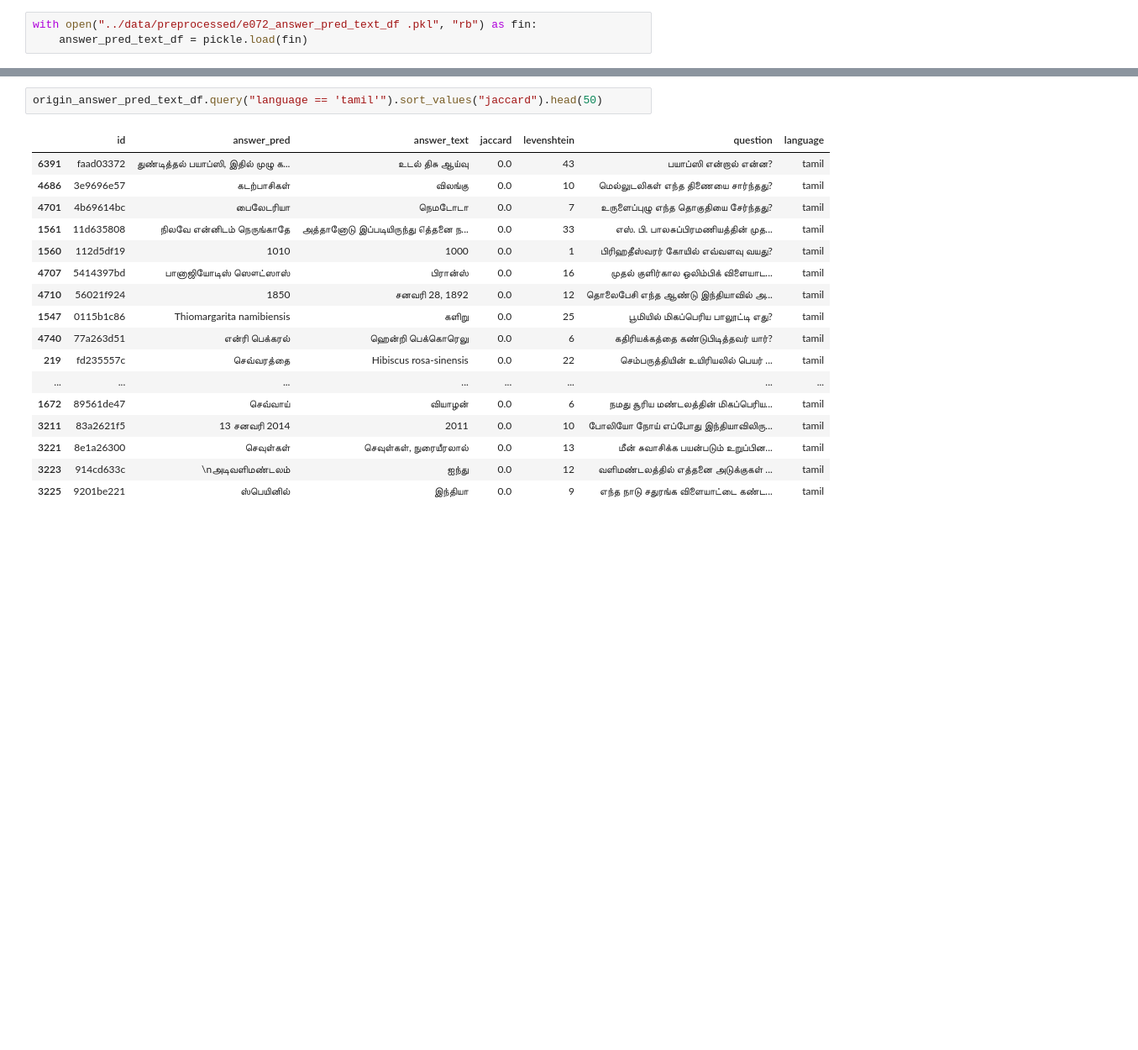
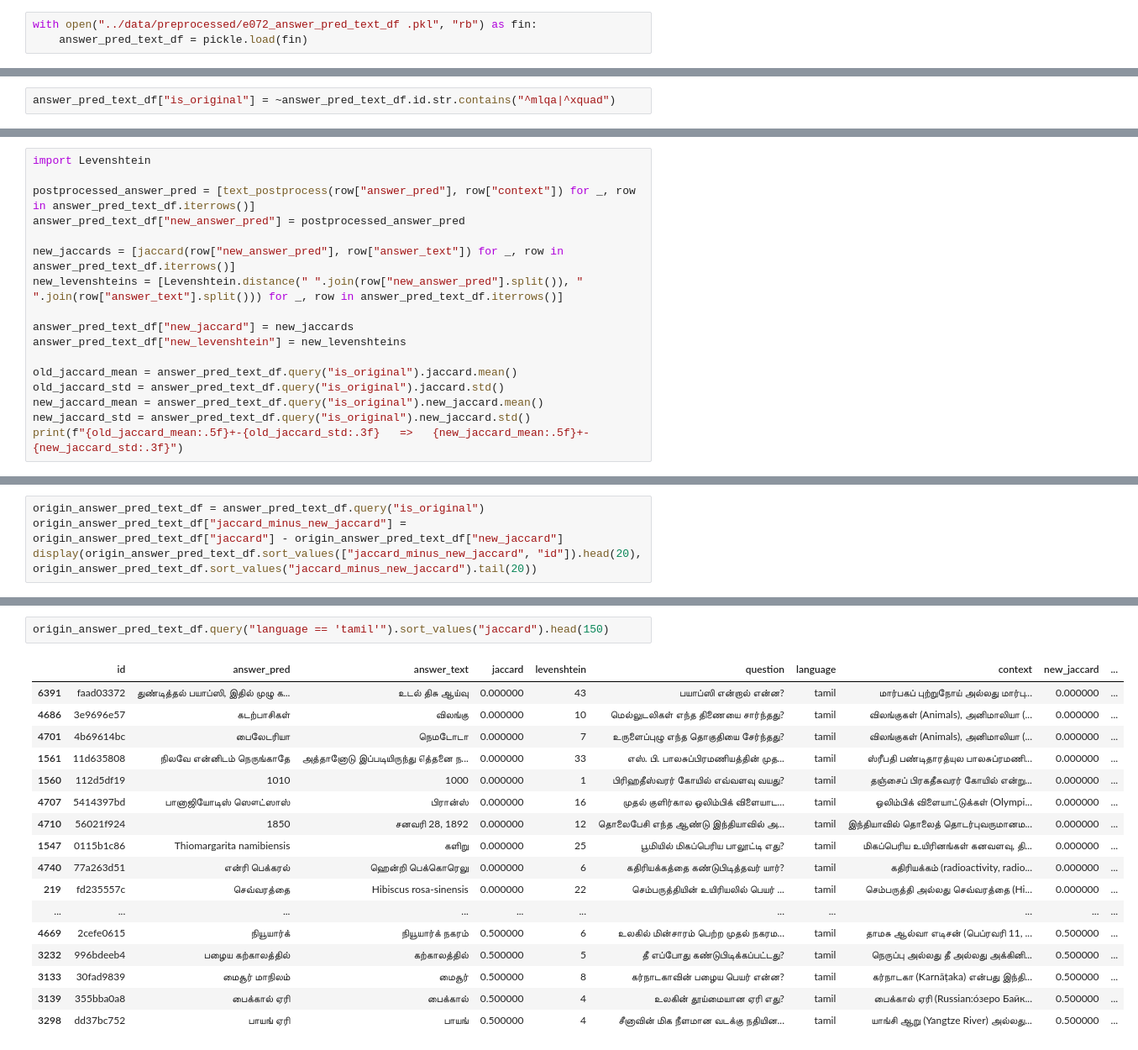
Before and after one commit to guchio3/kaggle-chaii-2021, a Jupyter notebook: notebooks/error analysis e072.ipynb, the cells around one changed output, grey strips where cells are left out. Shown at 84% size. Cells and saved outputs as stored; diff of their text form; blank space fills up the shorter version.

```diff
--- a/notebooks/error analysis e072.ipynb
+++ b/notebooks/error analysis e072.ipynb
@@ -414,0 +401,2 @@ origin_answer_pred_text_df
+# %%
+answer_pred_text_df["is_original"] = ~answer_pred_text_df.id.str.contains("^mlqa|^xquad")
@@ -414,0 +494,17 @@ origin_answer_pred_text_df
+# %%
+import Levenshtein
+
+postprocessed_answer_pred = [text_postprocess(row["answer_pred"], row["context"]) for _, row in answer_pred_text_df.iterrows()]
+answer_pred_text_df["new_answer_pred"] = postprocessed_answer_pred
+
+new_jaccards = [jaccard(row["new_answer_pred"], row["answer_text"]) for _, row in answer_pred_text_df.iterrows()]
+new_levenshteins = [Levenshtein.distance(" ".join(row["new_answer_pred"].split()), " ".join(row["answer_text"].split())) for _, row in answer_pred_text_df.iterrows()]
+
+answer_pred_text_df["new_jaccard"] = new_jaccards
+answer_pred_text_df["new_levenshtein"] = new_levenshteins
+
+old_jaccard_mean = answer_pred_text_df.query("is_original").jaccard.mean()
+old_jaccard_std = answer_pred_text_df.query("is_original").jaccard.std()
+new_jaccard_mean = answer_pred_text_df.query("is_original").new_jaccard.mean()
+new_jaccard_std = answer_pred_text_df.query("is_original").new_jaccard.std()
+print(f"{old_jaccard_mean:.5f}+-{old_jaccard_std:.3f}   =>   {new_jaccard_mean:.5f}+-{new_jaccard_std:.3f}")
@@ -414,0 +513,4 @@ origin_answer_pred_text_df
+# %%
+origin_answer_pred_text_df = answer_pred_text_df.query("is_original")
+origin_answer_pred_text_df["jaccard_minus_new_jaccard"] = origin_answer_pred_text_df["jaccard"] - origin_answer_pred_text_df["new_jaccard"]
+display(origin_answer_pred_text_df.sort_values(["jaccard_minus_new_jaccard", "id"]).head(20), origin_answer_pred_text_df.sort_values("jaccard_minus_new_jaccard").tail(20))
@@ -435,20 +576,20 @@ origin_answer_pred_text_df.query("language == 'hindi'").sort_values("jaccard").h
 # %%
-origin_answer_pred_text_df.query("language == 'tamil'").sort_values("jaccard").head(50)
+origin_answer_pred_text_df.query("language == 'tamil'").sort_values("jaccard").head(150)
 # %% [output]
-|  | id | answer_pred | answer_text | jaccard | levenshtein | question | language |
-| 6391 | faad03372 | துண்டித்தல் பயாப்ஸி, இதில் முழு க... | உடல் திசு ஆய்வு | 0.0 | 43 | பயாப்ஸி என்றால் என்ன? | tamil |
-| 4686 | 3e9696e57 | கடற்பாசிகள் | விலங்கு | 0.0 | 10 | மெல்லுடலிகள் எந்த திணையை சார்ந்தது? | tamil |
-| 4701 | 4b69614bc | பைலேடரியா | நெமடோடா | 0.0 | 7 | உருளைப்புழு எந்த தொகுதியை சேர்ந்தது? | tamil |
-| 1561 | 11d635808 | நிலவே என்னிடம் நெருங்காதே | அத்தானோடு இப்படியிருந்து ௭த்தனை ந... | 0.0 | 33 | எஸ். பி. பாலசுப்பிரமணியத்தின் முத... | tamil |
-| 1560 | 112d5df19 | 1010 | 1000 | 0.0 | 1 | பிரிஹதீஸ்வரர் கோயில் எவ்வளவு வயது? | tamil |
-| 4707 | 5414397bd | பானாஜியோடிஸ் ஸௌட்ஸாஸ் | பிரான்ஸ் | 0.0 | 16 | முதல் குளிர்கால ஒலிம்பிக் விளையாட... | tamil |
-| 4710 | 56021f924 | 1850 | சனவரி 28, 1892 | 0.0 | 12 | தொலைபேசி எந்த ஆண்டு இந்தியாவில் அ... | tamil |
-| 1547 | 0115b1c86 | Thiomargarita namibiensis | களிறு | 0.0 | 25 | பூமியில் மிகப்பெரிய பாலூட்டி எது? | tamil |
-| 4740 | 77a263d51 | என்ரி பெக்கரல் | ஹென்றி பெக்கொரெலு | 0.0 | 6 | கதிரியக்கத்தை கண்டுபிடித்தவர் யார்? | tamil |
-| 219 | fd235557c | செவ்வரத்தை | Hibiscus rosa-sinensis | 0.0 | 22 | செம்பருத்தியின் உயிரியலில் பெயர் ... | tamil |
-| ... | ... | ... | ... | ... | ... | ... | ... |
-| 1672 | 89561de47 | செவ்வாய் | வியாழன் | 0.0 | 6 | நமது சூரிய மண்டலத்தின் மிகப்பெரிய... | tamil |
-| 3211 | 83a2621f5 | 13 சனவரி 2014 | 2011 | 0.0 | 10 | போலியோ நோய் எப்போது இந்தியாவிலிரு... | tamil |
-| 3221 | 8e1a26300 | செவுள்கள் | செவுள்கள், நுரையீரலால் | 0.0 | 13 | மீன் சுவாசிக்க பயன்படும் உறுப்பின... | tamil |
-| 3223 | 914cd633c | \nஅடிவளிமண்டலம் | ஐந்து | 0.0 | 12 | வளிமண்டலத்தில் எத்தனை அடுக்குகள் ... | tamil |
-| 3225 | 9201be221 | ஸ்பெயினில் | இந்தியா | 0.0 | 9 | எந்த நாடு சதுரங்க விளையாட்டை கண்ட... | tamil |
+|  | id | answer_pred | answer_text | jaccard | levenshtein | question | language | context | new_jaccard | ... |
+| 6391 | faad03372 | துண்டித்தல் பயாப்ஸி, இதில் முழு க... | உடல் திசு ஆய்வு | 0.000000 | 43 | பயாப்ஸி என்றால் என்ன? | tamil | மார்பகப் புற்றுநோய் அல்லது மார்பு... | 0.000000 | ... |
+| 4686 | 3e9696e57 | கடற்பாசிகள் | விலங்கு | 0.000000 | 10 | மெல்லுடலிகள் எந்த திணையை சார்ந்தது? | tamil | விலங்குகள் (Animals), அனிமாலியா (... | 0.000000 | ... |
+| 4701 | 4b69614bc | பைலேடரியா | நெமடோடா | 0.000000 | 7 | உருளைப்புழு எந்த தொகுதியை சேர்ந்தது? | tamil | விலங்குகள் (Animals), அனிமாலியா (... | 0.000000 | ... |
+| 1561 | 11d635808 | நிலவே என்னிடம் நெருங்காதே | அத்தானோடு இப்படியிருந்து ௭த்தனை ந... | 0.000000 | 33 | எஸ். பி. பாலசுப்பிரமணியத்தின் முத... | tamil | ஸ்ரீபதி பண்டிதாரத்யுல பாலசுப்ரமணி... | 0.000000 | ... |
+| 1560 | 112d5df19 | 1010 | 1000 | 0.000000 | 1 | பிரிஹதீஸ்வரர் கோயில் எவ்வளவு வயது? | tamil | தஞ்சைப் பிரகதீசுவரர் கோயில் என்று... | 0.000000 | ... |
+| 4707 | 5414397bd | பானாஜியோடிஸ் ஸௌட்ஸாஸ் | பிரான்ஸ் | 0.000000 | 16 | முதல் குளிர்கால ஒலிம்பிக் விளையாட... | tamil | ஒலிம்பிக் விளையாட்டுக்கள் (Olympi... | 0.000000 | ... |
+| 4710 | 56021f924 | 1850 | சனவரி 28, 1892 | 0.000000 | 12 | தொலைபேசி எந்த ஆண்டு இந்தியாவில் அ... | tamil | இந்தியாவில் தொலைத் தொடர்புவருமானம... | 0.000000 | ... |
+| 1547 | 0115b1c86 | Thiomargarita namibiensis | களிறு | 0.000000 | 25 | பூமியில் மிகப்பெரிய பாலூட்டி எது? | tamil | மிகப்பெரிய உயிரினங்கள் கனவளவு, தி... | 0.000000 | ... |
+| 4740 | 77a263d51 | என்ரி பெக்கரல் | ஹென்றி பெக்கொரெலு | 0.000000 | 6 | கதிரியக்கத்தை கண்டுபிடித்தவர் யார்? | tamil | கதிரியக்கம் (radioactivity, radio... | 0.000000 | ... |
+| 219 | fd235557c | செவ்வரத்தை | Hibiscus rosa-sinensis | 0.000000 | 22 | செம்பருத்தியின் உயிரியலில் பெயர் ... | tamil | செம்பருத்தி அல்லது செவ்வரத்தை (Hi... | 0.000000 | ... |
+| ... | ... | ... | ... | ... | ... | ... | ... | ... | ... | ... |
+| 4669 | 2cefe0615 | நியூயார்க் | நியூயார்க் நகரம் | 0.500000 | 6 | உலகில் மின்சாரம் பெற்ற முதல் நகரம... | tamil | தாமசு ஆல்வா எடிசன் (பெப்ரவரி 11, ... | 0.500000 | ... |
+| 3232 | 996bdeeb4 | பழைய கற்காலத்தில் | கற்காலத்தில் | 0.500000 | 5 | தீ எப்போது கண்டுபிடிக்கப்பட்டது? | tamil | நெருப்பு அல்லது தீ அல்லது அக்கினி... | 0.500000 | ... |
+| 3133 | 30fad9839 | மைசூர் மாநிலம் | மைசூர் | 0.500000 | 8 | கர்நாடகாவின் பழைய பெயர் என்ன? | tamil | கர்நாடகா (Karnāṭaka) என்பது இந்தி... | 0.500000 | ... |
+| 3139 | 355bba0a8 | பைக்கால் ஏரி | பைக்கால் | 0.500000 | 4 | உலகின் தூய்மையான ஏரி எது? | tamil | பைக்கால் ஏரி (Russian:о́зеро Байк... | 0.500000 | ... |
+| 3298 | dd37bc752 | பாயங் ஏரி | பாயங் | 0.500000 | 4 | சீனாவின் மிக நீளமான வடக்கு நதியின... | tamil | யாங்சி ஆறு (Yangtze River) அல்லது... | 0.500000 | ... |
```
Also changed, not shown: parts of 8 cells of this notebook, 1 other file.
